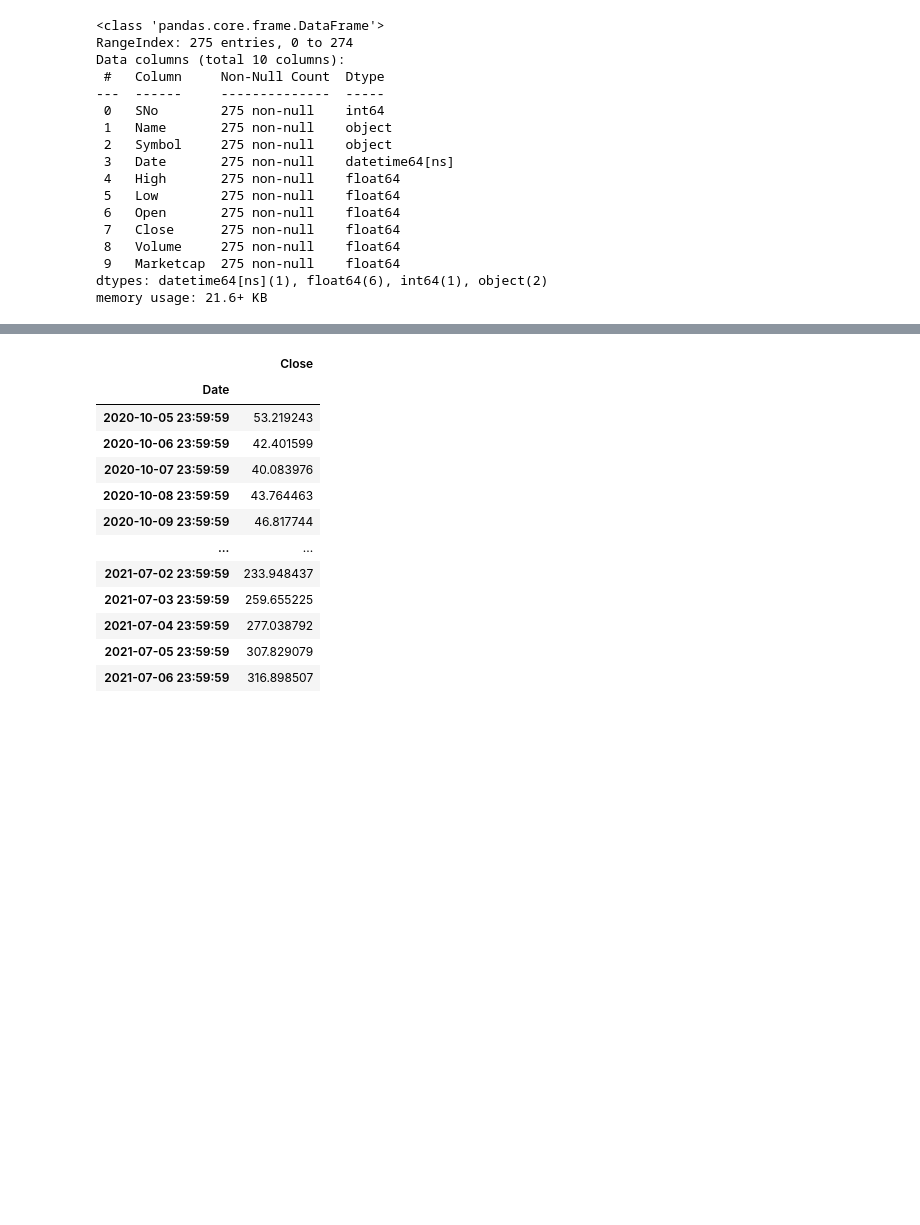
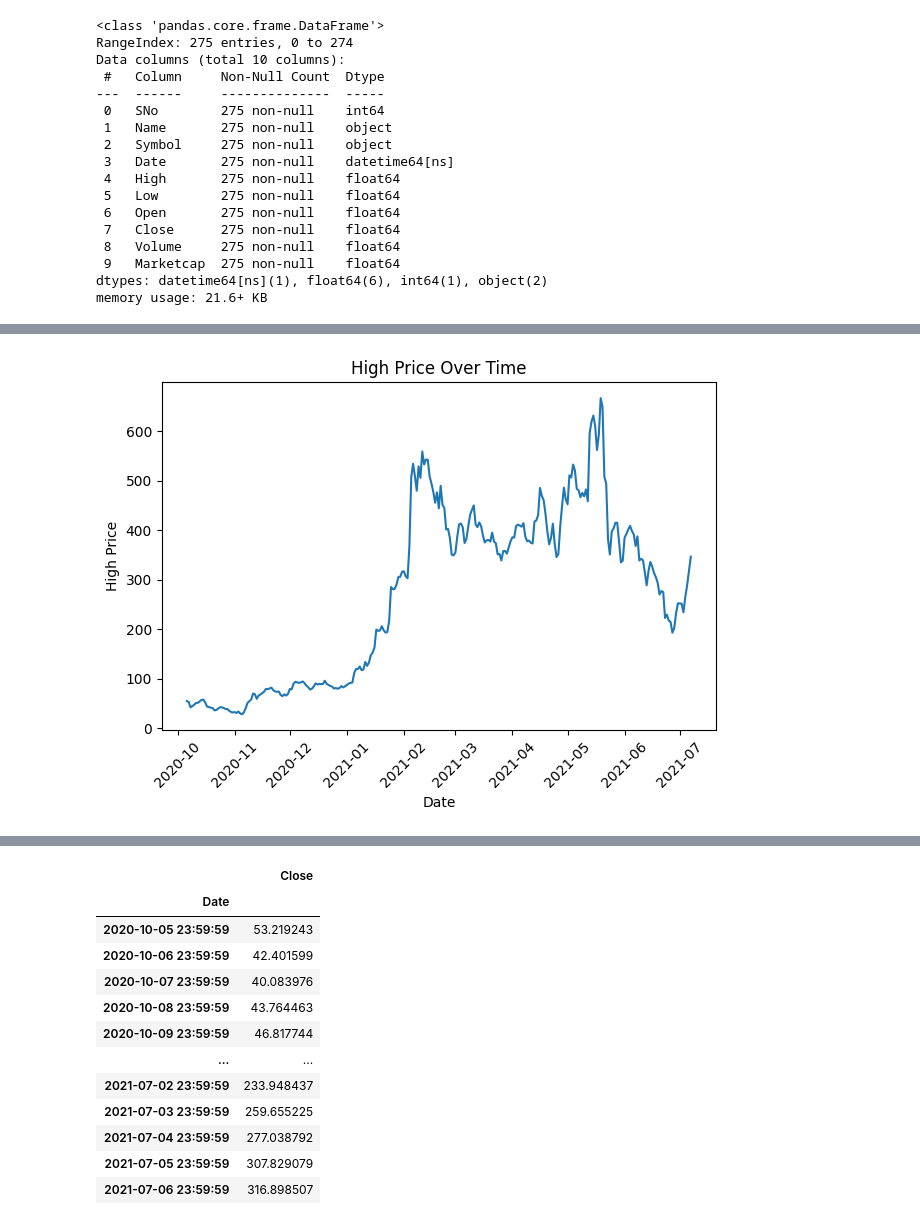
Before and after one commit to SriSupratikTalari/internship-project, a Jupyter notebook: Aave.ipynb, the cells around one changed output, grey strips where cells are left out. Saved outputs shown, nothing was run; the diff lists cells and outputs as text; code cells hidden in the pictures; blank space fills up the shorter version.

```diff
--- a/Aave.ipynb
+++ b/Aave.ipynb
@@ -73,0 +66,10 @@ plt.scatter(Aave['Open'],Aave['Close'])
+# %%
+#High prices over time
+plt.plot(Aave['Date'],Aave['High'])
+plt.xticks(rotation=45)
+plt.xlabel('Date')
+plt.ylabel('High Price')
+plt.title('High Price Over Time')
+plt.tight_layout()
+# %% [output]
+[figure, added]
```
Also changed, not shown: parts of 50 cells of this notebook.
